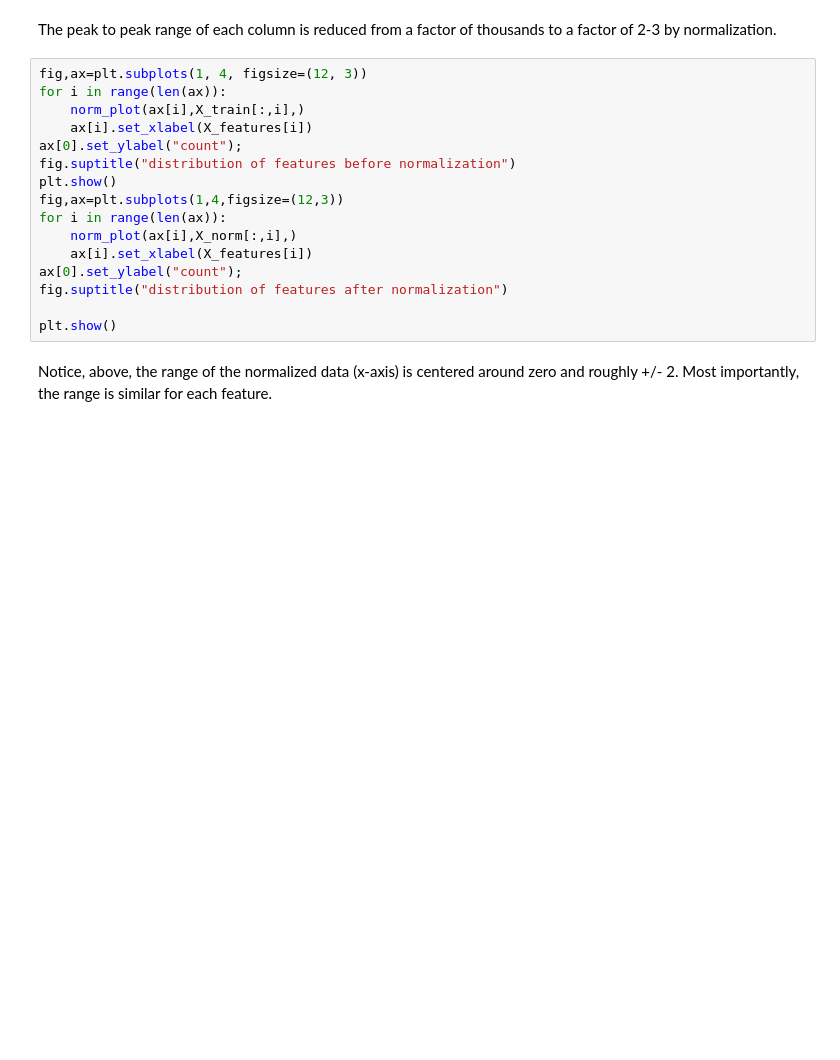
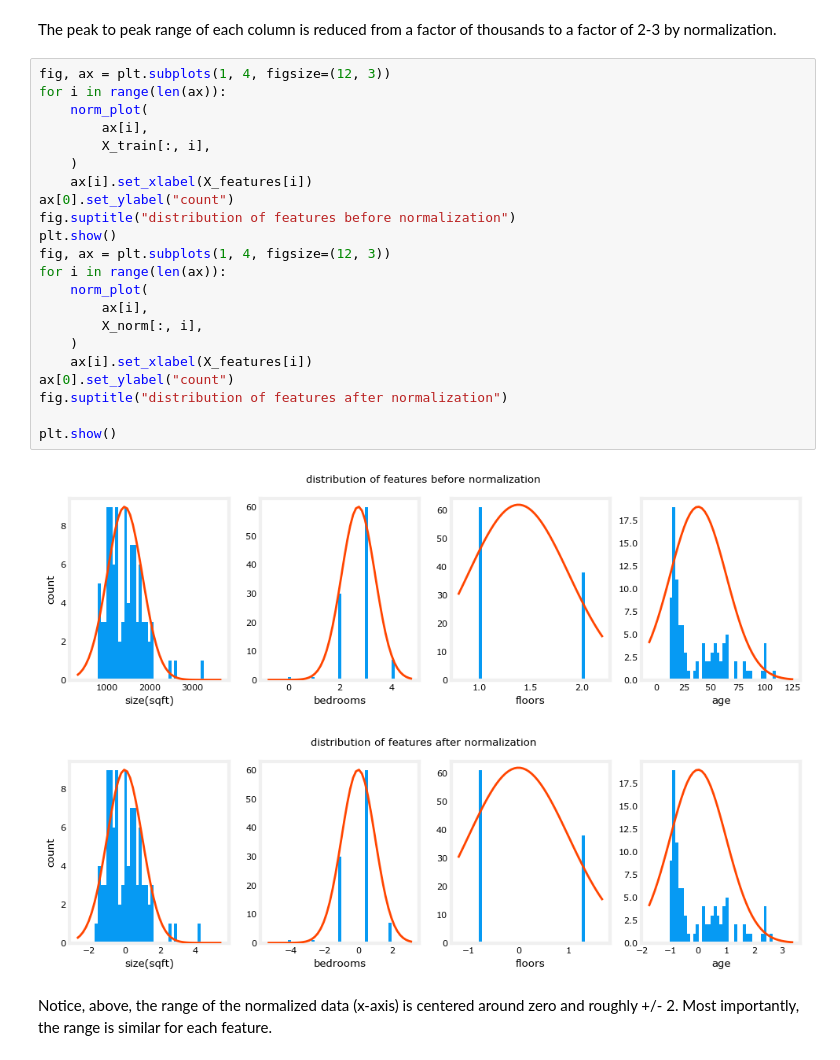
Before and after one commit to ICEY12YX/DEEP_LEARNING, a Jupyter notebook: 05_machine_learning/supervised_machine_learning_regression_and_classification/week02/C1_W2_Lab03_Feature_Scaling_and_Learning_Rate_Soln.ipynb, the cells around one changed output. Saved outputs shown, nothing was run; the diff lists cells and outputs as text; blank space fills up the shorter version.

```diff
--- a/05_machine_learning/supervised_machine_learning_regression_and_classification/week02/C1_W2_Lab03_Feature_Scaling_and_Learning_Rate_Soln.ipynb
+++ b/05_machine_learning/supervised_machine_learning_regression_and_classification/week02/C1_W2_Lab03_Feature_Scaling_and_Learning_Rate_Soln.ipynb
@@ -268,21 +330,30 @@ print(f"Peak to Peak range by column in Normalized X:{np.ptp(X_norm,axis=0)}")
 # %% [markdown]
 The peak to peak range of each column is reduced from a factor of thousands to a factor of 2-3 by normalization.
 # %%
-fig,ax=plt.subplots(1, 4, figsize=(12, 3))
+fig, ax = plt.subplots(1, 4, figsize=(12, 3))
 for i in range(len(ax)):
-    norm_plot(ax[i],X_train[:,i],)
+    norm_plot(
+        ax[i],
+        X_train[:, i],
+    )
     ax[i].set_xlabel(X_features[i])
-ax[0].set_ylabel("count");
+ax[0].set_ylabel("count")
 fig.suptitle("distribution of features before normalization")
 plt.show()
-fig,ax=plt.subplots(1,4,figsize=(12,3))
+fig, ax = plt.subplots(1, 4, figsize=(12, 3))
 for i in range(len(ax)):
-    norm_plot(ax[i],X_norm[:,i],)
+    norm_plot(
+        ax[i],
+        X_norm[:, i],
+    )
     ax[i].set_xlabel(X_features[i])
-ax[0].set_ylabel("count");
+ax[0].set_ylabel("count")
 fig.suptitle("distribution of features after normalization")
 
 plt.show()
+# %% [output]
+[figure, added]
+[figure, added]
 # %% [markdown]
 Notice, above, the range of the normalized data (x-axis) is centered around zero and roughly +/- 2. Most importantly, the range is similar for each feature.
 # %% [markdown]
```
Also changed, not shown: parts of 16 cells of this notebook, 15 other files.
